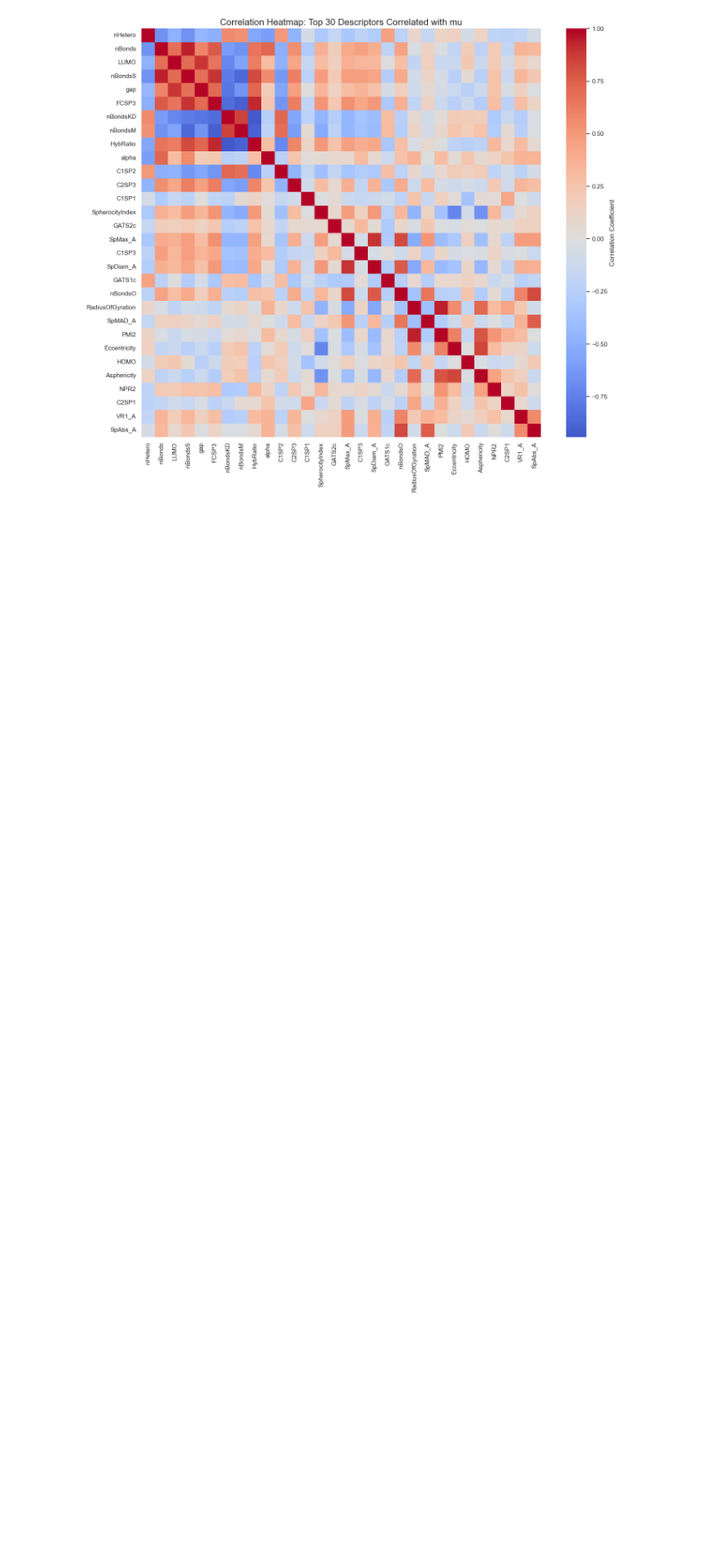
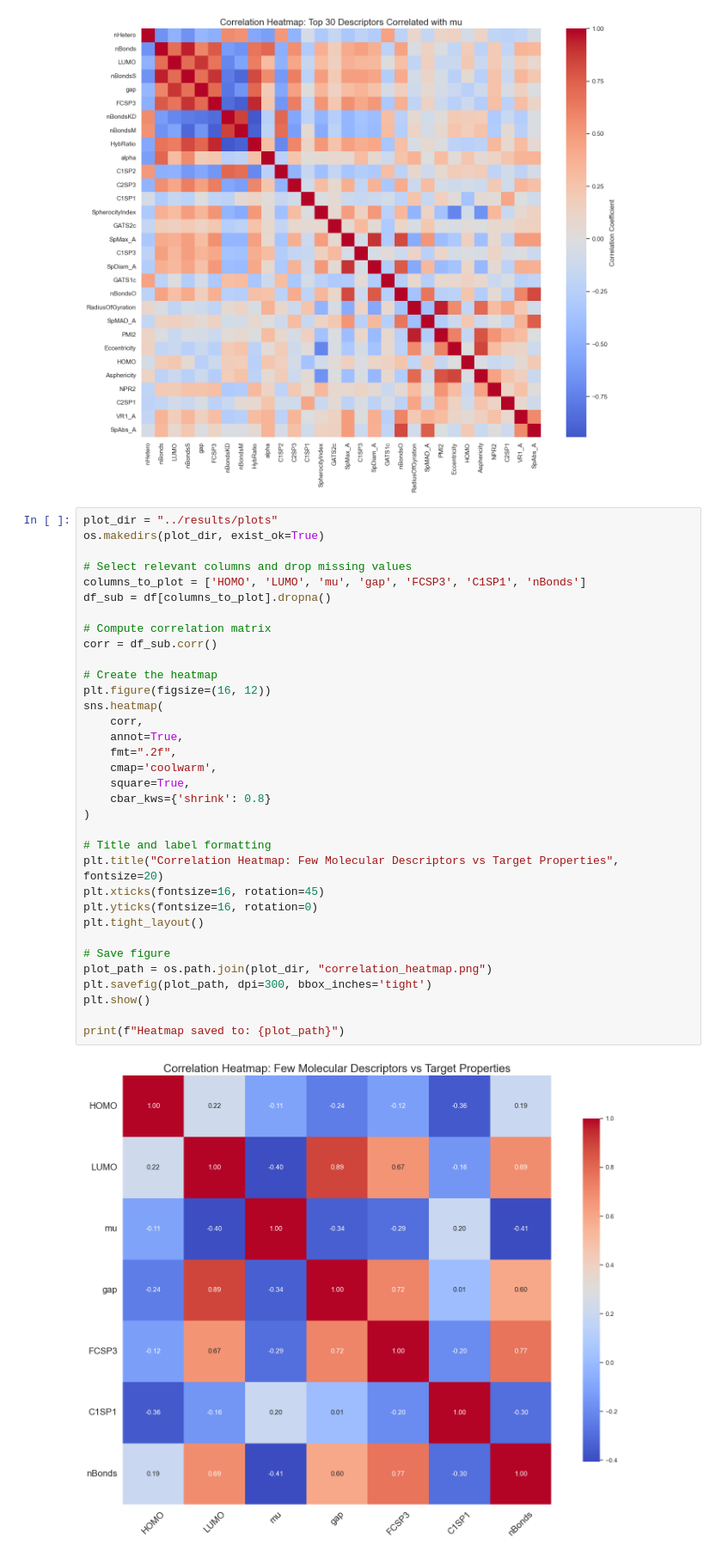
Before and after one commit to tatendakasirori/LSUA_PROJECT, a Jupyter notebook: notebooks/01_eda.ipynb, the cells around one changed output. Shown at 86% size. Drawn from its saved outputs; the diff is of its cells as text; blank space fills up the shorter version.

```diff
--- a/notebooks/01_eda.ipynb
+++ b/notebooks/01_eda.ipynb
@@ -146,3 +196,39 @@ plt.show()
 plt.close()
 # %% [output]
 [figure]
+# %%
+plot_dir = "../results/plots"
+os.makedirs(plot_dir, exist_ok=True)
+
+# Select relevant columns and drop missing values
+columns_to_plot = ['HOMO', 'LUMO', 'mu', 'gap', 'FCSP3', 'C1SP1', 'nBonds']
+df_sub = df[columns_to_plot].dropna()
+
+# Compute correlation matrix
+corr = df_sub.corr()
+
+# Create the heatmap
+plt.figure(figsize=(16, 12))
+sns.heatmap(
+    corr,
+    annot=True,
+    fmt=".2f",
+    cmap='coolwarm',
+    square=True,
+    cbar_kws={'shrink': 0.8}
+)
+
+# Title and label formatting
+plt.title("Correlation Heatmap: Few Molecular Descriptors vs Target Properties", fontsize=20)
+plt.xticks(fontsize=16, rotation=45)
+plt.yticks(fontsize=16, rotation=0)
+plt.tight_layout()
+
+# Save figure
+plot_path = os.path.join(plot_dir, "correlation_heatmap.png")
+plt.savefig(plot_path, dpi=300, bbox_inches='tight')
+plt.show()
+
+print(f"Heatmap saved to: {plot_path}")
+# %% [output]
+[figure, added]
```
Also changed, not shown: parts of 6 cells of this notebook, 5 other files.
